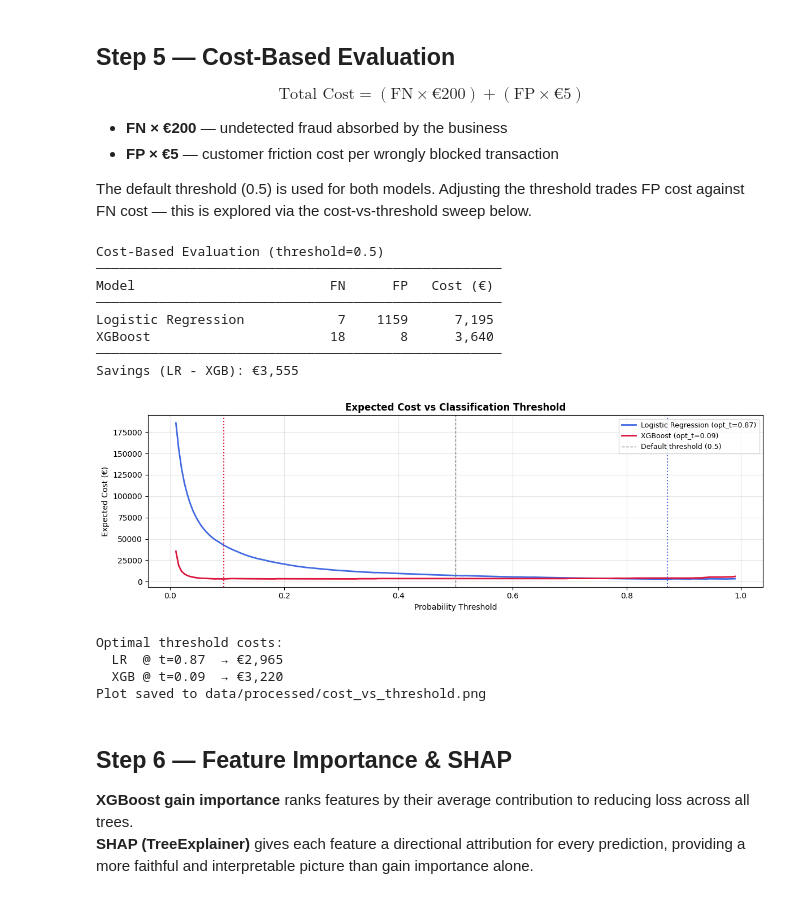
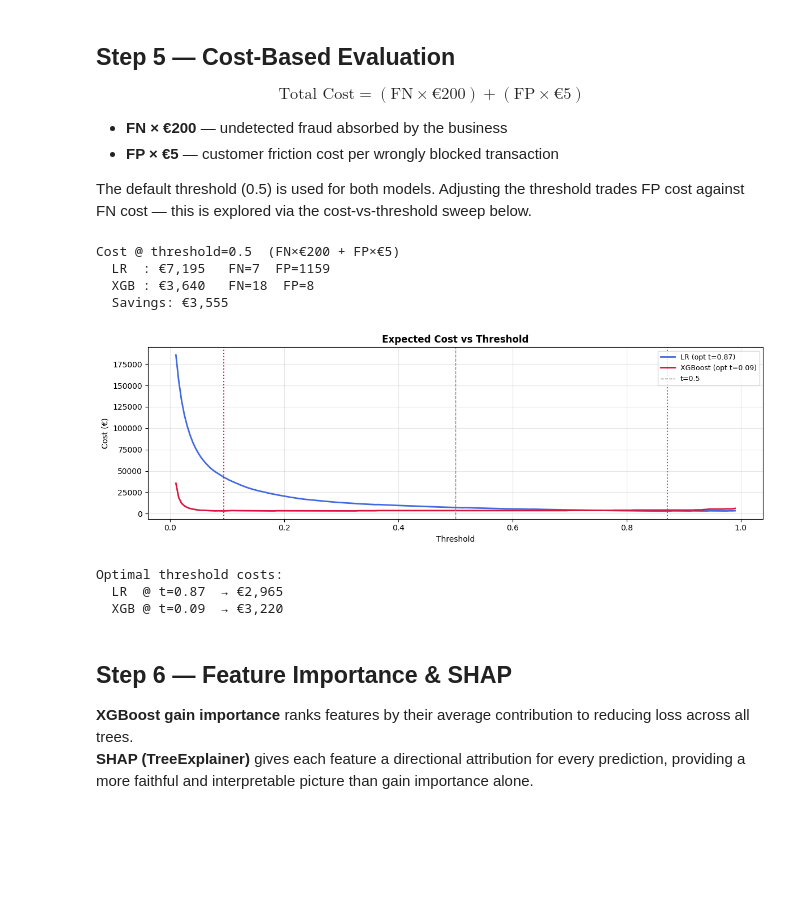
Before and after one commit to sanjaykeyan/CreditCard_fraud_detection, a Jupyter notebook: 03_xgboost_model.ipynb, the cells around one changed output. Cells and saved outputs as stored; diff of their text form; code cells hidden in the pictures; blank space fills up the shorter version.

```diff
--- a/03_xgboost_model.ipynb
+++ b/03_xgboost_model.ipynb
@@ -401,81 +252,60 @@ $$\text{Total Cost} = (\text{FN} \times €200) + (\text{FP} \times €5)$$
 
 The default threshold (0.5) is used for both models. Adjusting the threshold trades FP cost against FN cost — this is explored via the cost-vs-threshold sweep below.
 # %%
-FRAUD_LOSS   = 200   # € per missed fraud (FN)
-FP_COST      = 5     # € per false alarm  (FP)
+FRAUD_LOSS = 200   # € per missed fraud (FN)
+FP_COST    = 5     # € per false alert  (FP)
 
 def compute_cost(y_true, y_pred, fraud_loss=FRAUD_LOSS, fp_cost=FP_COST):
-    cm = confusion_matrix(y_true, y_pred)
-    tn_, fp_, fn_, tp_ = cm.ravel()
-    cost = (fn_ * fraud_loss) + (fp_ * fp_cost)
-    return cost, fn_, fp_, tp_, tn_
+    tn_, fp_, fn_, tp_ = confusion_matrix(y_true, y_pred).ravel()
+    return (fn_ * fraud_loss) + (fp_ * fp_cost), fn_, fp_, tp_, tn_
 
-# ── Cost at default threshold 0.5 ────────────────────────────────────────────
-lr_cost,  fn_lr,  fp_lr,  tp_lr,  tn_lr  = compute_cost(y_te, lr_pred)
+lr_cost,  fn_lr,  fp_lr,  tp_lr,  tn_lr   = compute_cost(y_te, lr_pred)
 xgb_cost, fn_xgb, fp_xgb, tp_xgb, tn_xgb = compute_cost(y_te, xgb_pred)
 
-print("Cost-Based Evaluation (threshold=0.5)")
-print(f"{'─'*52}")
-print(f"{'Model':<25}  {'FN':>5}  {'FP':>6}  {'Cost (€)':>9}")
-print(f"{'─'*52}")
-print(f"{'Logistic Regression':<25}  {fn_lr:>5}  {fp_lr:>6}  {lr_cost:>9,.0f}")
-print(f"{'XGBoost':<25}  {fn_xgb:>5}  {fp_xgb:>6}  {xgb_cost:>9,.0f}")
-print(f"{'─'*52}")
-print(f"Savings (LR - XGB): €{lr_cost - xgb_cost:,.0f}")
+print(f"Cost @ threshold=0.5  (FN×€{FRAUD_LOSS} + FP×€{FP_COST})")
+print(f"  LR  : €{lr_cost:,.0f}   FN={fn_lr}  FP={fp_lr}")
+print(f"  XGB : €{xgb_cost:,.0f}   FN={fn_xgb}  FP={fp_xgb}")
+print(f"  Savings: €{lr_cost - xgb_cost:,.0f}")
 
-# ── Cost-vs-threshold sweep ───────────────────────────────────────────────────
+# threshold sweep
 thresholds = np.linspace(0.01, 0.99, 200)
 
-def cost_curve(y_true, y_proba, thresholds):
-    costs = []
-    for t in thresholds:
-        pred = (y_proba >= t).astype(int)
-        c, *_ = compute_cost(y_true, pred)
-        costs.append(c)
-    return np.array(costs)
+def cost_curve(y_true, y_proba):
+    return np.array([compute_cost(y_true, (y_proba >= t).astype(int))[0] for t in thresholds])
 
-lr_costs  = cost_curve(y_te, lr_proba,  thresholds)
-xgb_costs = cost_curve(y_te, xgb_proba, thresholds)
+lr_costs  = cost_curve(y_te, lr_proba)
+xgb_costs = cost_curve(y_te, xgb_proba)
 
 lr_opt_t  = thresholds[np.argmin(lr_costs)]
 xgb_opt_t = thresholds[np.argmin(xgb_costs)]
 
 fig, ax = plt.subplots(figsize=(12, 4))
-ax.plot(thresholds, lr_costs,  label=f"Logistic Regression (opt_t={lr_opt_t:.2f})",  color="royalblue", lw=2)
-ax.plot(thresholds, xgb_costs, label=f"XGBoost (opt_t={xgb_opt_t:.2f})", color="crimson", lw=2)
-ax.axvline(0.5, color="gray", linestyle="--", lw=1, label="Default threshold (0.5)")
+ax.plot(thresholds, lr_costs,  label=f"LR (opt t={lr_opt_t:.2f})",    color="royalblue", lw=2)
+ax.plot(thresholds, xgb_costs, label=f"XGBoost (opt t={xgb_opt_t:.2f})", color="crimson", lw=2)
+ax.axvline(0.5, color="gray", linestyle="--", lw=1, label="t=0.5")
 ax.axvline(lr_opt_t,  color="royalblue", linestyle=":", lw=1.5)
 ax.axvline(xgb_opt_t, color="crimson",   linestyle=":", lw=1.5)
-ax.set_title("Expected Cost vs Classification Threshold", fontweight="bold")
-ax.set_xlabel("Probability Threshold")
-ax.set_ylabel("Expected Cost (€)")
-ax.legend(fontsize=9)
-ax.grid(alpha=0.3)
+ax.set_title("Expected Cost vs Threshold", fontweight="bold")
+ax.set_xlabel("Threshold"); ax.set_ylabel("Cost (€)")
+ax.legend(fontsize=9); ax.grid(alpha=0.3)
 plt.tight_layout()
 plt.savefig("data/processed/cost_vs_threshold.png", dpi=150, bbox_inches="tight")
 plt.show()
 
-# ── Optimal-threshold costs ───────────────────────────────────────────────────
 lr_opt_cost,  *_ = compute_cost(y_te, (lr_proba  >= lr_opt_t).astype(int))
 xgb_opt_cost, *_ = compute_cost(y_te, (xgb_proba >= xgb_opt_t).astype(int))
 print(f"\nOptimal threshold costs:")
 print(f"  LR  @ t={lr_opt_t:.2f}  → €{lr_opt_cost:,.0f}")
 print(f"  XGB @ t={xgb_opt_t:.2f}  → €{xgb_opt_cost:,.0f}")
-print("Plot saved to data/processed/cost_vs_threshold.png")
 # %% [output]
-Cost-Based Evaluation (threshold=0.5)
-────────────────────────────────────────────────────
-Model                         FN      FP   Cost (€)
-────────────────────────────────────────────────────
-Logistic Regression            7    1159      7,195
-XGBoost                       18       8      3,640
-────────────────────────────────────────────────────
-Savings (LR - XGB): €3,555
+Cost @ threshold=0.5  (FN×€200 + FP×€5)
+  LR  : €7,195   FN=7  FP=1159
+  XGB : €3,640   FN=18  FP=8
+  Savings: €3,555
-[figure, old version]
+[figure, new version]
 Optimal threshold costs:
   LR  @ t=0.87  → €2,965
   XGB @ t=0.09  → €3,220
-Plot saved to data/processed/cost_vs_threshold.png
 # %% [markdown]
 ## Step 6 — Feature Importance & SHAP
 
```
Also changed, not shown: parts of 8 cells of this notebook, 15 other files.
